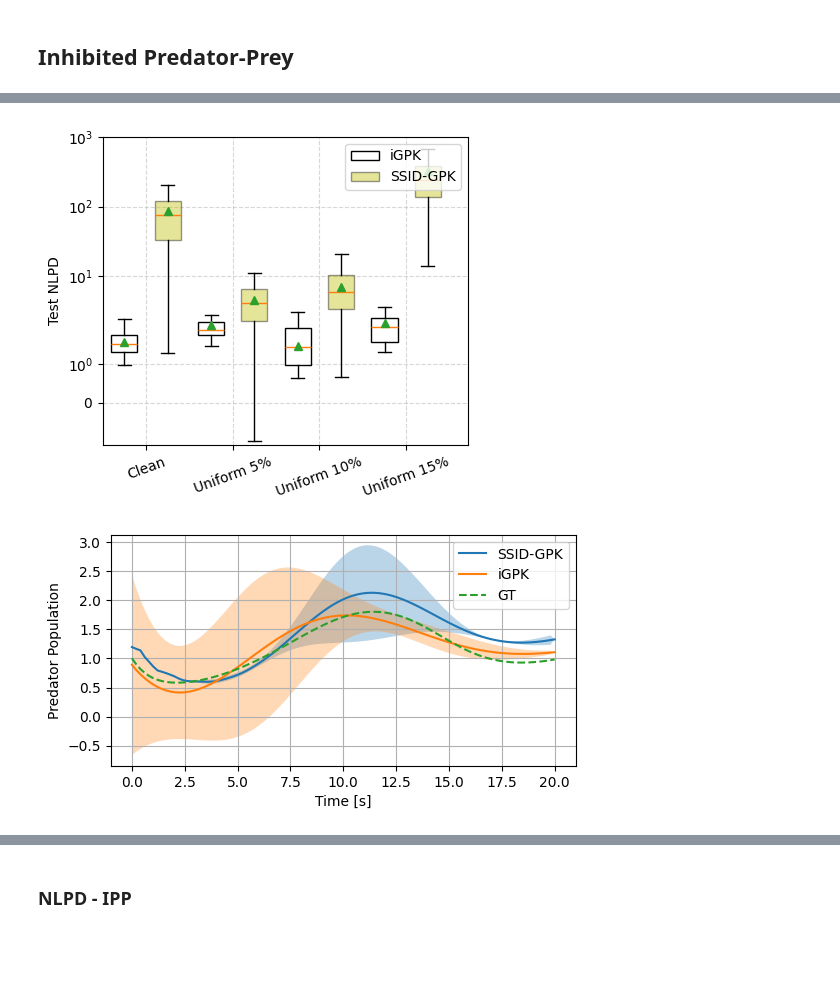
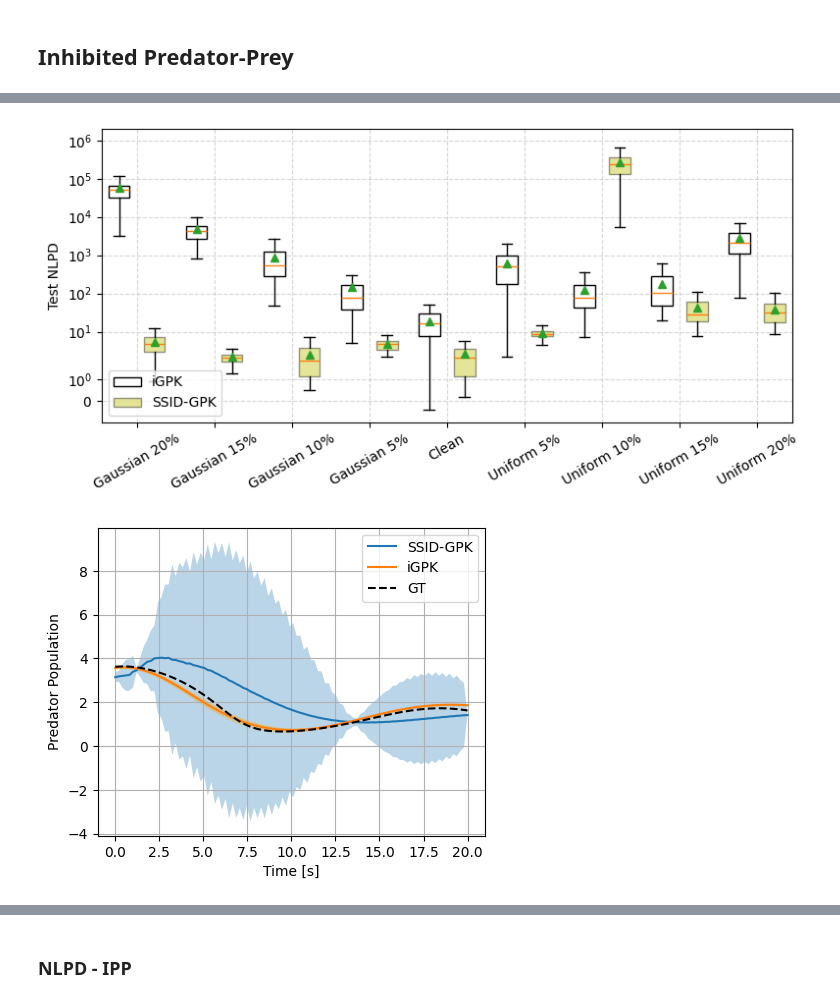
Before and after one commit to abhigyan9/KoopmanGPO, a Jupyter notebook: plotting_siam.ipynb, the cells around one changed output, grey strips where cells are left out. Saved outputs shown, nothing was run; the diff lists cells and outputs as text; code cells hidden in the pictures; blank space fills up the shorter version.

```diff
--- a/plotting_siam.ipynb
+++ b/plotting_siam.ipynb
@@ -794,8 +794,9 @@ plt.show()
 # %%
 SimData_raw, ts, num_traj, N, nTrain, nTest = gpk.load_SimData(
     "Cart_data", 0.6, 0.4, clip=None)
+SimData_raw = torch.flip(SimData_raw, dims=[0])
 SimData_clean, mu_vec, std_vec = gpk.normalize_data(
-    SimData_raw, nTrain, N)
+    SimData_raw, nTest, nTrain, N)
 
 NLPD_Test = {}
 
@@ -810,7 +811,7 @@ def remove_outliers(data):
 
 
 for label, _ in Xhat_Test.items():
-    GT_test = SimData_clean[nTrain:nTrain+nTest+1, :, :N-1]  # (nTest, n, N)
+    GT_test = SimData_clean[:nTest, :, :N-1]  # (nTest, n, N)
     XhatTest, XhatTest_ssid = Xhat_Test[label]['iGPK'], Xhat_Test[label]['SSID-GPK']
     XcvhatTest, XcvhatTest_ssid = Xcvhat_Test[label]['iGPK'], Xcvhat_Test[label]['SSID-GPK']
 
@@ -823,13 +824,6 @@ for label, _ in Xhat_Test.items():
     NLPD_Test[label] = {
         'SSID-GPK': nlpd_traj_test_ssid,
         'iGPK':     nlpd_traj_test_igpk,}
-
-    # Print summary
-    # print(f'{label}:')
-    # m, s = _ms(nlpd_traj_test_igpk)
-    # print(f"Test  NLPD iGPK:     mean={m:.4f}, std={s:.4f}")
-    # m, s = _ms(nlpd_traj_test_ssid)
-    # print(f"Test  NLPD SSID-GPK: mean={m:.4f}, std={s:.4f}")
 
 labels = list(NLPD_Test.keys())
 
@@ -868,14 +862,14 @@ ax.set_xticks(xticks)
 ax.set_xticklabels(labels, rotation=30)
 ax.set_ylabel("Test NLPD")
 ax.set_yscale('symlog')
-ax.set_ylim((-1e1, 1e6))
+ax.set_ylim((-11, 1e6))
 xmin, xmax = ax.get_xlim()
 # ax.set_xlim((xmin, xmax*1.05))
 
 # Legend
 ax.legend([bp["boxes"][0], bp["boxes"][1]],
             ["iGPK", "SSID-GPK"],
-            loc="upper right")
+            loc="lower right")
 
 # --- After creating the boxplot ---
 # for i, (d, x) in enumerate(zip(data, positions)):
@@ -1929,8 +1991,8 @@ del data, labels
 # %%
 SimData_raw, ts, num_traj, N, nTrain, nTest = gpk.load_SimData(
-    "Inhibited Predator-Prey", 0.6, 0.4, clip=None)
+    "Inhibited Predator-Prey", 0.4, 0.6, clip=None)
 SimData_clean, mu_vec, std_vec = gpk.normalize_data(
-    SimData_raw, nTrain, N)
+    SimData_raw, nTest, nTrain, N)
 
 NLPD_Test = {}
 
@@ -1943,17 +2005,16 @@ def remove_outliers(data):
 
     return data[(data >= LB) & (data <= UB)]    # filtered data
 
-labels = ['Clean', 'Uniform 5%', 'Uniform 10%', 'Uniform 15%']
 
-for label in labels:
-    GT_test = SimData_clean[nTrain:nTrain+nTest+1, :, :N-1]  # (nTest, n, N)
+for label, _ in Xhat_Test.items():
+    GT_test = SimData_clean[:nTest, :, :N-1]  # (nTest, n, N)
     XhatTest, XhatTest_ssid = Xhat_Test[label]['iGPK'], Xhat_Test[label]['SSID-GPK']
     XcvhatTest, XcvhatTest_ssid = Xcvhat_Test[label]['iGPK'], Xcvhat_Test[label]['SSID-GPK']
 
     # Per-trajectory NLPD statistics (mean ± std across trajectories)
-    nlpd_traj_test_igpk = _nlpd_per_traj(
+    nlpd_traj_test_igpk = gpk.nlpd_per_traj(
         XhatTest[:nTest, :, :N-1],       XcvhatTest[:nTest, :, :, :N-1], GT_test[:nTest, :, :]).detach().cpu()
-    nlpd_traj_test_ssid = _nlpd_per_traj(
+    nlpd_traj_test_ssid = gpk.nlpd_per_traj(
         XhatTest_ssid[:nTest, :, :N-1],  XcvhatTest_ssid[:nTest, :, :, :N-1],  GT_test[:nTest, :, :]).detach().cpu()
 
     NLPD_Test[label] = {
@@ -1978,9 +2039,9 @@ for label in labels:
     # Center tick between the two boxes
     xticks.append(pos + 0.5)
 
-    pos += 2.0  # spacing between groups
+    pos += 2.2  # spacing between groups
 
-fig, ax = plt.subplots(figsize=(4.5, 4))
+fig, ax = plt.subplots(figsize=(8, 4))
 
 bp = ax.boxplot(data, positions=positions, widths=0.6, patch_artist=True, showmeans=True, showfliers=False)
 
@@ -1989,66 +2050,68 @@ for i, patch in enumerate(bp['boxes']):
     if i % 2 == 0:
         patch.set_facecolor('w')   # iGPK
     else:
         patch.set_facecolor('y') # SSID-GPK
         patch.set_alpha(0.4)
 
 # X-axis formatting
 ax.set_xticks(xticks)
-ax.set_xticklabels(labels, rotation=20)
+ax.set_xticklabels(labels, rotation=30)
 ax.set_ylabel("Test NLPD")
 ax.set_yscale('symlog')
-ax.set_ylim((-1.1, 1e3))
+ax.set_ylim((-1.0, 2e6))
 xmin, xmax = ax.get_xlim()
-ax.set_xlim((xmin, xmax*1.05))
+# ax.set_xlim((xmin, xmax*1.05))
 
 # Legend
 ax.legend([bp["boxes"][0], bp["boxes"][1]],
             ["iGPK", "SSID-GPK"],
-            loc="upper right")
+            loc="lower left")
 
 # --- After creating the boxplot ---
 # for i, (d, x) in enumerate(zip(data, positions)):
 #     mean_val = np.mean(d)
+
 #     ax.text(
 #         x+0.35, mean_val ,
 #         f"{mean_val:.1e}",
 #         ha='left', va='center',
 #         fontsize=8
 #     )
 
 ax.grid(True, linestyle='--', alpha=0.5)
 plt.tight_layout()
 plt.show()
 # %% [output]
-[figure, old version]
+[figure, new version]
 # %%
 # Trajectory Plot
-traj = Xhat_Test['Uniform 10%']
-trajCV = Xcvhat_Test['Uniform 10%']
-idx = NRMSE_Test['Uniform 10%']['iGPK'].mean(dim=1).argmin().item()
-time = torch.linspace(0, 20., steps=Xhat_Test['Uniform 10%']['iGPK'].shape[2])
+x_dim = 0
+noise_case = 'Gaussian 5%'
+traj = Xhat_Test[noise_case]
+trajCV = Xcvhat_Test[noise_case]
+_, idx = torch.min(NRMSE_Test[noise_case]['iGPK'].mean(dim=1), dim=-1, keepdim=False)
+idx = idx.item()
+time = torch.linspace(0, 20., steps=Xhat_Test[noise_case]['iGPK'].shape[2])
 
-plt.figure(figsize=(6,3))
+plt.figure(figsize=(5,4))
 for mdl, data in traj.items():
-    plt.plot(time, mu_vec[0] + (std_vec[0] * data[idx, 0]), label=mdl)
+    plt.plot(time, mu_vec[x_dim] + (std_vec[x_dim] * data[idx, x_dim]), label=mdl)
     if mdl == 'SSID-GPK':
-        plt.fill_between(time, mu_vec[0] + std_vec[0] * (data[idx, 0] + trajCV[mdl][idx, 0,0, :]),
-                        mu_vec[0] + std_vec[0] * (data[idx, 0] - trajCV[mdl][idx, 0,0, :]), alpha = 0.3)
+        # continue
+        plt.fill_between(time, mu_vec[x_dim] + std_vec[x_dim] * (data[idx, x_dim] + trajCV[mdl][idx, x_dim,x_dim, :].abs().sqrt()),
+                        mu_vec[x_dim] + std_vec[x_dim] * (data[idx, x_dim] - trajCV[mdl][idx, x_dim,x_dim, :].abs().sqrt()), alpha = 0.3)
     else:
-        plt.fill_between(time, mu_vec[0] + std_vec[0] * (data[idx, 0] + trajCV[mdl][idx, 0,0, :]),
-                        mu_vec[0] + std_vec[0] * (data[idx, 0] - trajCV[mdl][idx, 0,0, :]), alpha = 0.3)
+        plt.fill_between(time, mu_vec[x_dim] + std_vec[x_dim] * (data[idx, x_dim] + 1*trajCV[mdl][idx, x_dim,x_dim, :].abs().sqrt()),
+                        mu_vec[x_dim] + std_vec[x_dim] * (data[idx, x_dim] - 1*trajCV[mdl][idx, x_dim,x_dim, :].abs().sqrt()),
+                        alpha = 0.3, color='orange')
 
+plt.plot(time, mu_vec[x_dim] + std_vec[x_dim] * (SimData_clean[idx, x_dim, :N]), linestyle='--', label='GT', color='black')
 
-plt.plot(time, mu_vec[0] + std_vec[0] * (SimData_clean[nTrain+idx, 0, :N]), linestyle='--', label='GT')
-
-# for mdl, data in Xcvhat_Test['Gaussian 15%'].items():
-#     plt.fill_between(time, traj[mdl][idx, 1] + data[idx, 1,1, :],
-#                      )
-# plt.ylim(-4,6)
 plt.xlabel('Time [s]')
 plt.ylabel('Predator Population')
+# plt.ylim(-3.5, 4.5)
 plt.grid()
 plt.legend()
 plt.show()
 # %% [output]
-[figure, old version]
+[figure, new version]
```
Also changed, not shown: parts of 17 cells of this notebook, 17 other files.
